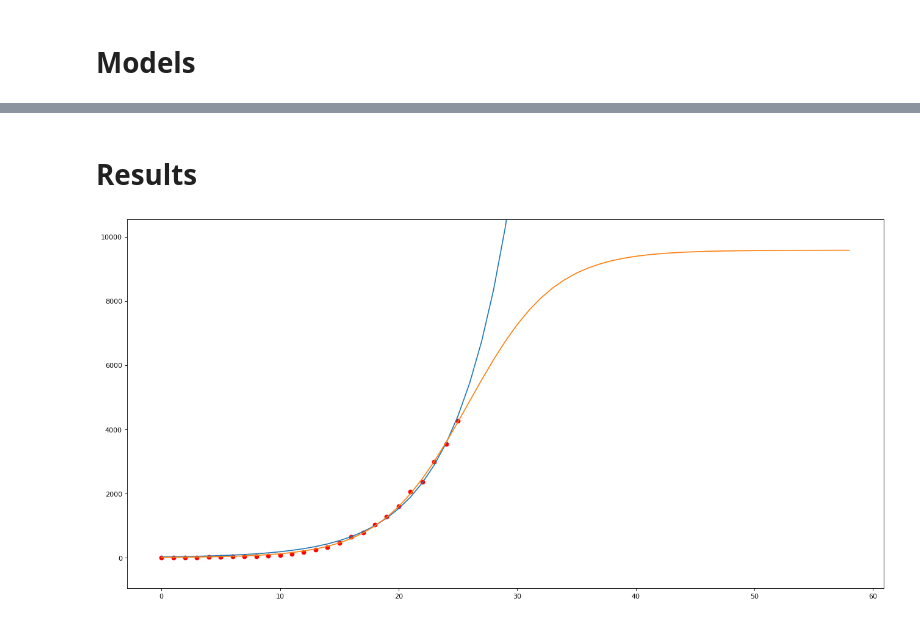
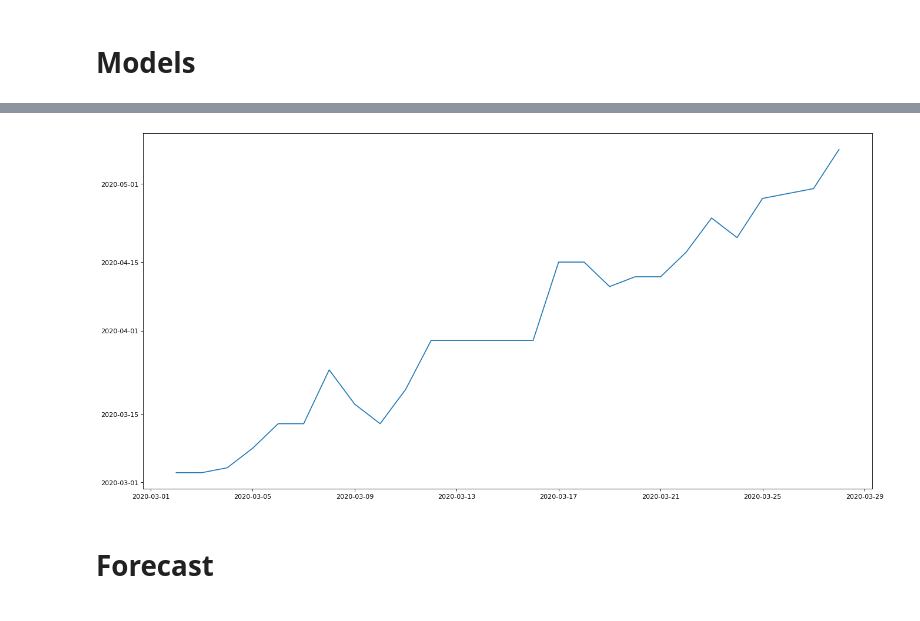
Before and after one commit to lcmonteiro/space-models, a Jupyter notebook: covid_19.ipynb, the cells around one changed output, grey strips where cells are left out. Cells and saved outputs as stored; diff of their text form; code cells hidden in the pictures.

Commit message:
update: added forecast evolution

```diff
--- a/covid_19.ipynb
+++ b/covid_19.ipynb
@@ -52,21 +63,0 @@ def logistic_model(x, a, b, c):
-# %%
-from scipy.optimize import curve_fit, fsolve
-# prepare data
-y_past = data['cases']
-x_past = range(len(y))
-
-# exponential fit
-exponent_fit = curve_fit(exponential_model, x_past, y_past)
-# exponential parameters
-exp_a = exponent_fit[0][0]
-exp_b = exponent_fit[0][1]
-exp_c = exponent_fit[0][2]
-# logistic fit
-logistic_fit = curve_fit(logistic_model, x_past, y_past)
-# logistic parameters
-log_a = logistic_fit[0][0]
-log_b = logistic_fit[0][1]
-log_c = logistic_fit[0][2]
-
-# logistic end day
-end = int(fsolve(lambda x : logistic_model(x, log_a, log_b, log_c) - int(log_c), log_b))
@@ -73,29 +104,18 @@ end = int(fsolve(lambda x : logistic_model(x, log_a, log_b, log_c) - int(log_c),
+# %%
+from IPython.display import Markdown, display
+
+# figure
+plt.figure('end of epidemic', figsize=(20, 10), dpi=80, facecolor='w', edgecolor='k')
+
+# end of epidemic evolution
+plt.plot(
+    list(map(lambda x: start_date + dt.timedelta(days=x), x_past)),
+    list(map(lambda y: start_date + dt.timedelta(days=y), log_e )) , label="End of Epidemic Evolution")
+
+# show
+plt.show()
+# %% [output]
+[figure, added]
 # %% [markdown]
-# Results
+# Forecast
-# %%
-import matplotlib.pyplot as plt
-
-# figure
-plt.figure('graph', figsize=(20, 10), dpi=80, facecolor='w', edgecolor='k')
-
-# Limits
-pad = 0.1 * log_c
-plt.ylim((min(y) - pad, log_c + pad))
-
-# Real data
-plt.scatter(x_past, y_past, label="Real data", color="red")
-
-# Total range
-x_total = range(end)
-
-# Predicted exponetial curve
-plt.plot(x_total, [exponential_model(i, exp_a, exp_b, exp_c) for i in x_total], label="Exponential model")
-
-# Predicted logistic curve
-plt.plot(x_total, [logistic_model(i, log_a, log_b, log_c) for i in x_total], label="Logistic model")
-
-# show
-plt.show()
-# %% [output]
-[figure, removed]
 # %%
```
Also changed, not shown: parts of 10 cells of this notebook.
